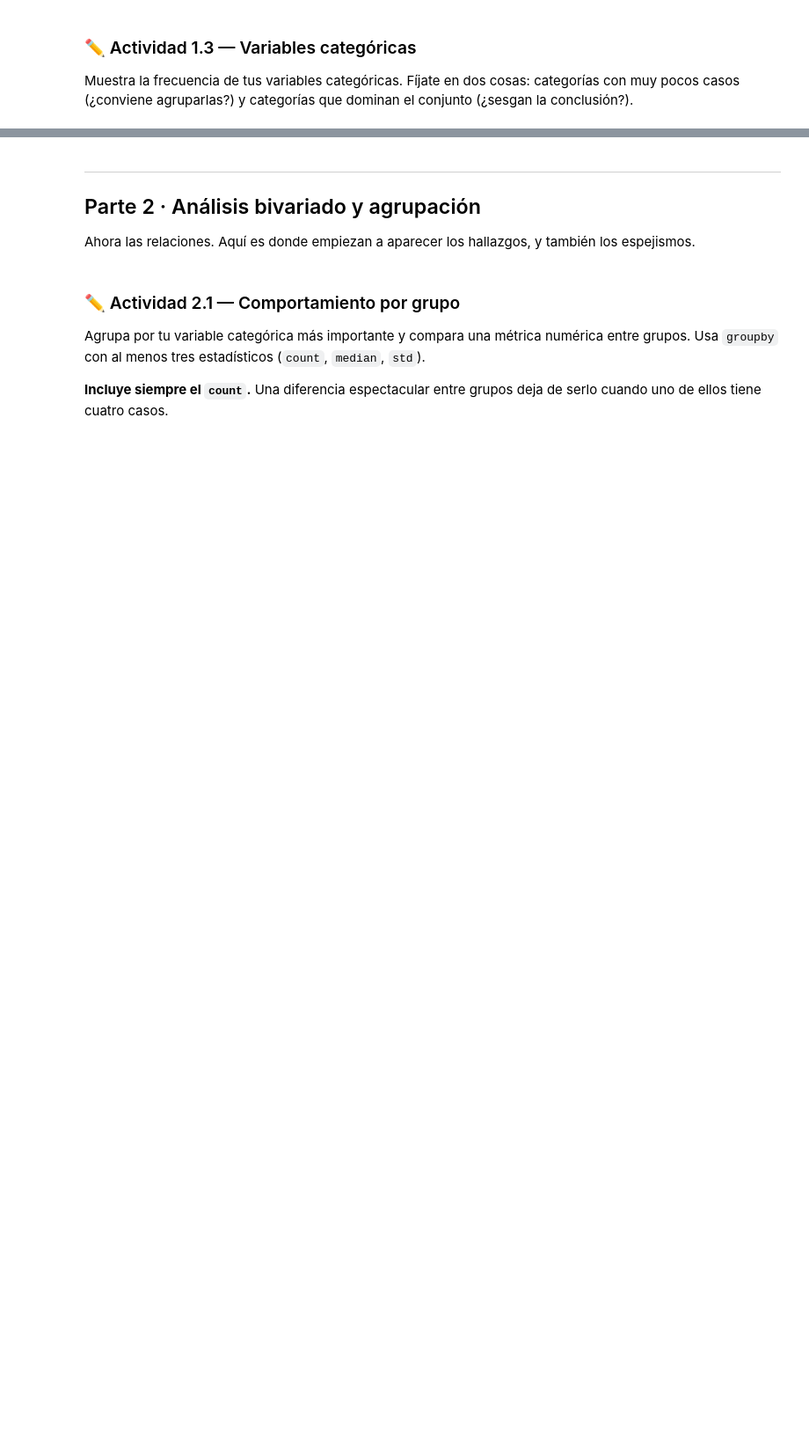
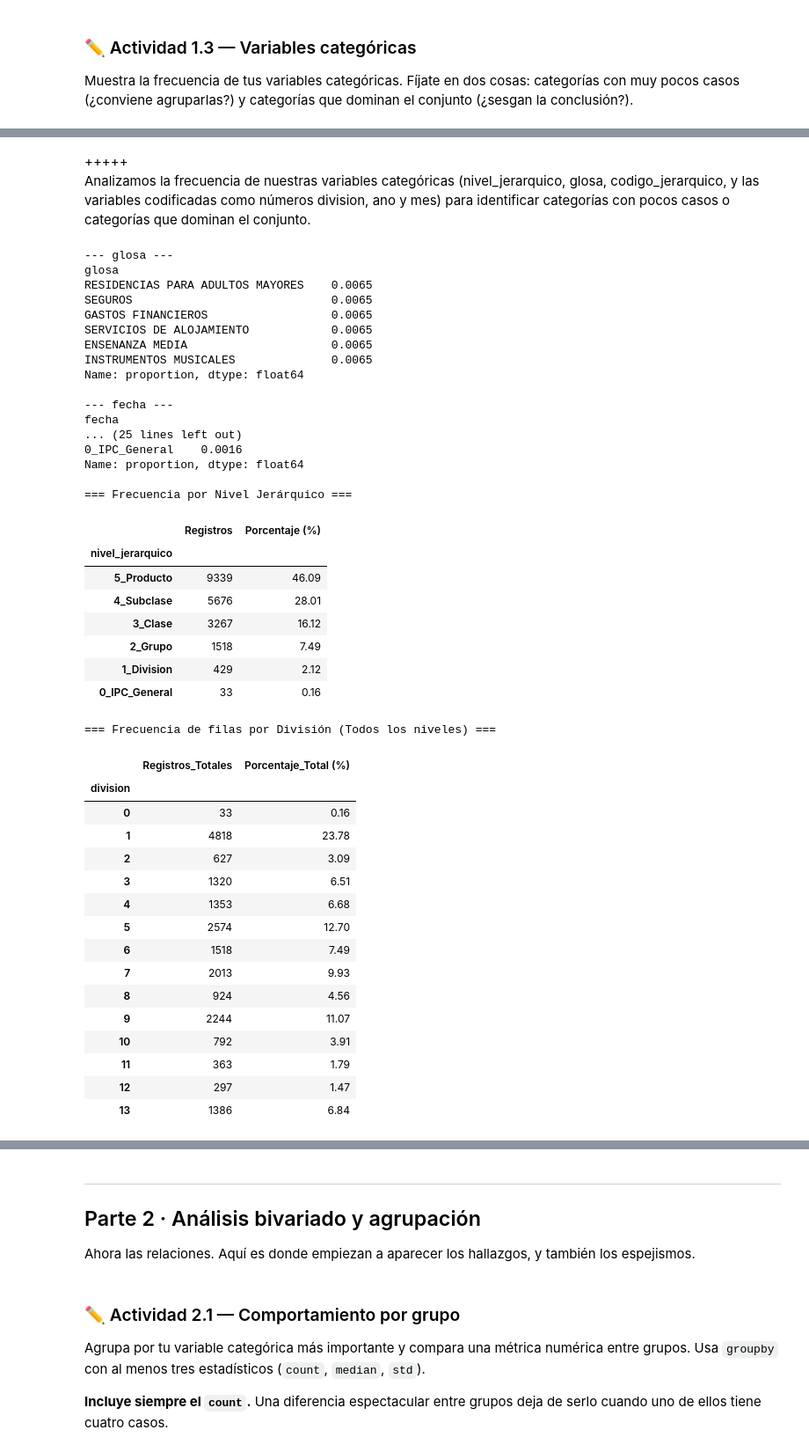
Before and after one commit to frandresst-wq/Proyecto-de-Ciencia-de-Datos, a Jupyter notebook: S3_Entrega2_SOTO_FRANCO.ipynb, the cells around one changed output, grey strips where cells are left out. Shown at 88% size. Cells and saved outputs as stored; diff of their text form; code cells hidden in the pictures; blank space fills up the shorter version.

```diff
--- a/S3_Entrega2_SOTO_FRANCO.ipynb
+++ b/S3_Entrega2_SOTO_FRANCO.ipynb
@@ -372,0 +277,71 @@ Sin embargo, esto no significa necesariamente que exista un sesgo estadístico.
+# %% [markdown]
++++++\
+Analizamos la frecuencia de nuestras variables categóricas (nivel_jerarquico, glosa, codigo_jerarquico, y las variables codificadas como números division, ano y mes) para identificar categorías con pocos casos o categorías que dominan el conjunto.
+# %%
+# 1. Frecuencias relativas de variables tipo object
+for col in df.select_dtypes(include='object').columns:
+  print(f'--- {col} ---')
+  print(df[col].value_counts(normalize=True).head(6).round(4), '\n')
+
+# 2. Frecuencia absoluta y porcentual por nivel_jerarquico
+print('=== Frecuencia por Nivel Jerárquico ===')
+freq_niv = pd.DataFrame({
+    'Registros': df['nivel_jerarquico'].value_counts(),
+    'Porcentaje (%)': (
+        df['nivel_jerarquico'].value_counts(normalize=True) * 100
+    ).round(2),
+})
+display(freq_niv)
+
+# 3. Frecuencia total de filas por División (todas las filas vs solo 1_Division)
+print('\n=== Frecuencia de filas por División (Todos los niveles) ===')
+freq_div = pd.DataFrame({
+    'Registros_Totales': df['division'].value_counts().sort_index(),
+    'Porcentaje_Total (%)': (
+        df['division'].value_counts(normalize=True).sort_index() * 100
+    ).round(2),
+})
+display(freq_div)
+# %% [output]
+--- glosa ---
+glosa
+RESIDENCIAS PARA ADULTOS MAYORES    0.0065
+SEGUROS                             0.0065
+GASTOS FINANCIEROS                  0.0065
+SERVICIOS DE ALOJAMIENTO            0.0065
+ENSENANZA MEDIA                     0.0065
+INSTRUMENTOS MUSICALES              0.0065
+Name: proportion, dtype: float64
+
+--- fecha ---
+fecha
+... (25 lines left out)
+0_IPC_General    0.0016
+Name: proportion, dtype: float64
+
+=== Frecuencia por Nivel Jerárquico ===
+|  | Registros | Porcentaje (%) |
+| nivel_jerarquico |  |  |
+| 5_Producto | 9339 | 46.09 |
+| 4_Subclase | 5676 | 28.01 |
+| 3_Clase | 3267 | 16.12 |
+| 2_Grupo | 1518 | 7.49 |
+| 1_Division | 429 | 2.12 |
+| 0_IPC_General | 33 | 0.16 |
+=== Frecuencia de filas por División (Todos los niveles) ===
+|  | Registros_Totales | Porcentaje_Total (%) |
+| division |  |  |
+| 0 | 33 | 0.16 |
+| 1 | 4818 | 23.78 |
+| 2 | 627 | 3.09 |
+| 3 | 1320 | 6.51 |
+| 4 | 1353 | 6.68 |
+| 5 | 2574 | 12.70 |
+| 6 | 1518 | 7.49 |
+| 7 | 2013 | 9.93 |
+| 8 | 924 | 4.56 |
+| 9 | 2244 | 11.07 |
+| 10 | 792 | 3.91 |
+| 11 | 363 | 1.79 |
+| 12 | 297 | 1.47 |
+| 13 | 1386 | 6.84 |
```
Also changed, not shown: parts of 33 cells of this notebook.
